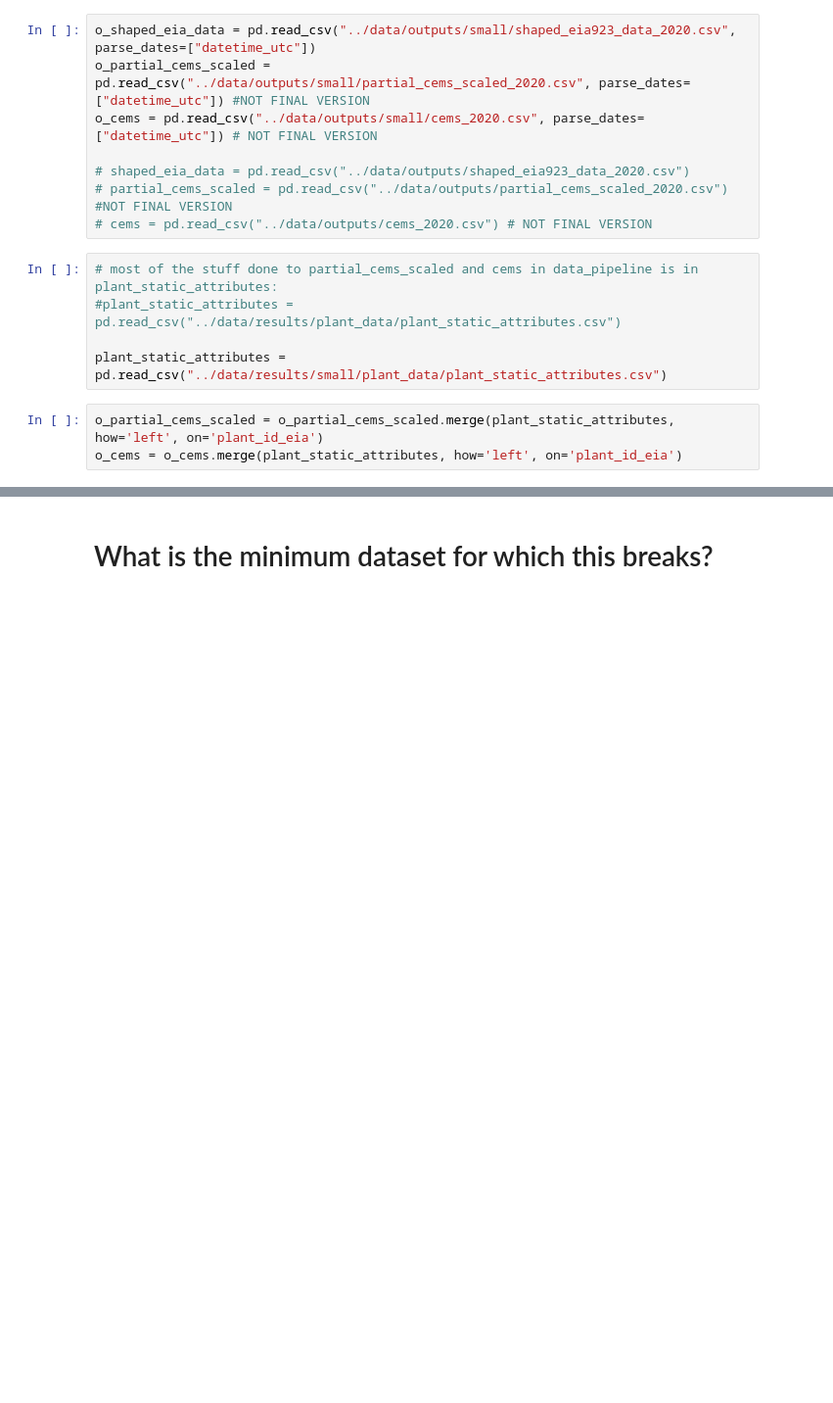
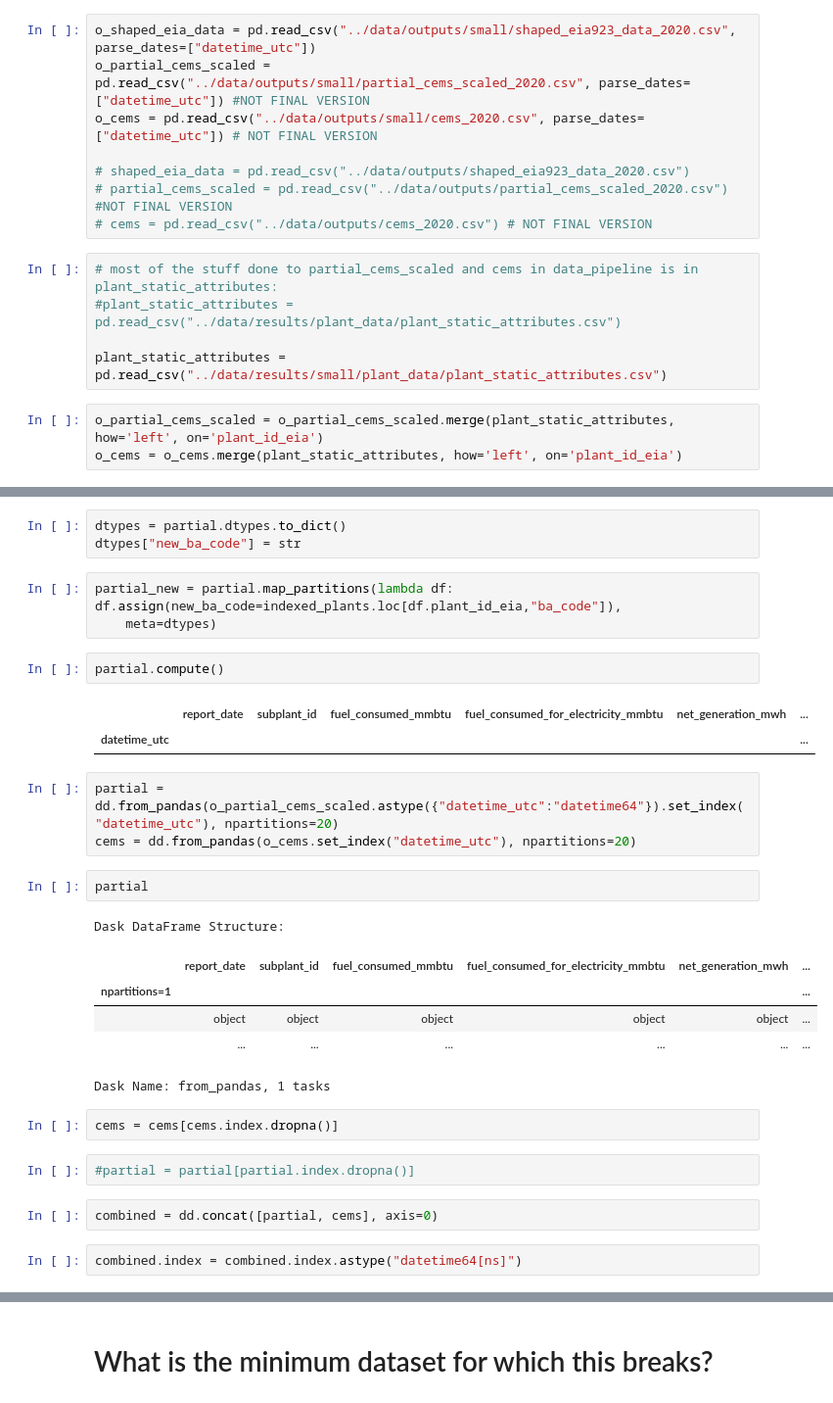
Before and after one commit to catalyst-cooperative/open-grid-emissions, a Jupyter notebook: notebooks/test_dask.ipynb, the cells around one changed output, grey strips where cells are left out. Shown at 98% size. Cells and saved outputs as stored; diff of their text form; blank space fills up the shorter version.

```diff
--- a/notebooks/test_dask.ipynb
+++ b/notebooks/test_dask.ipynb
@@ -91,0 +143,31 @@ Computing before returning
+# %%
+dtypes = partial.dtypes.to_dict()
+dtypes["new_ba_code"] = str
+# %%
+partial_new = partial.map_partitions(lambda df: df.assign(new_ba_code=indexed_plants.loc[df.plant_id_eia,"ba_code"]),
+    meta=dtypes)
+# %%
+partial.compute()
+# %% [output]
+|  | report_date | subplant_id | fuel_consumed_mmbtu | fuel_consumed_for_electricity_mmbtu | net_generation_mwh | ... |
+| datetime_utc |  |  |  |  |  | ... |
+# %%
+partial = dd.from_pandas(o_partial_cems_scaled.astype({"datetime_utc":"datetime64"}).set_index("datetime_utc"), npartitions=20)
+cems = dd.from_pandas(o_cems.set_index("datetime_utc"), npartitions=20)
+# %%
+partial
+# %% [output]
+Dask DataFrame Structure:
+|  | report_date | subplant_id | fuel_consumed_mmbtu | fuel_consumed_for_electricity_mmbtu | net_generation_mwh | ... |
+| npartitions=1 |  |  |  |  |  | ... |
+|  | object | object | object | object | object | ... |
+|  | ... | ... | ... | ... | ... | ... |
+Dask Name: from_pandas, 1 tasks
+# %%
+cems = cems[cems.index.dropna()]
+# %%
+#partial = partial[partial.index.dropna()]
+# %%
+combined = dd.concat([partial, cems], axis=0)
+# %%
+combined.index = combined.index.astype("datetime64[ns]")
```
Also changed, not shown: parts of 9 cells of this notebook, 3 other files.
